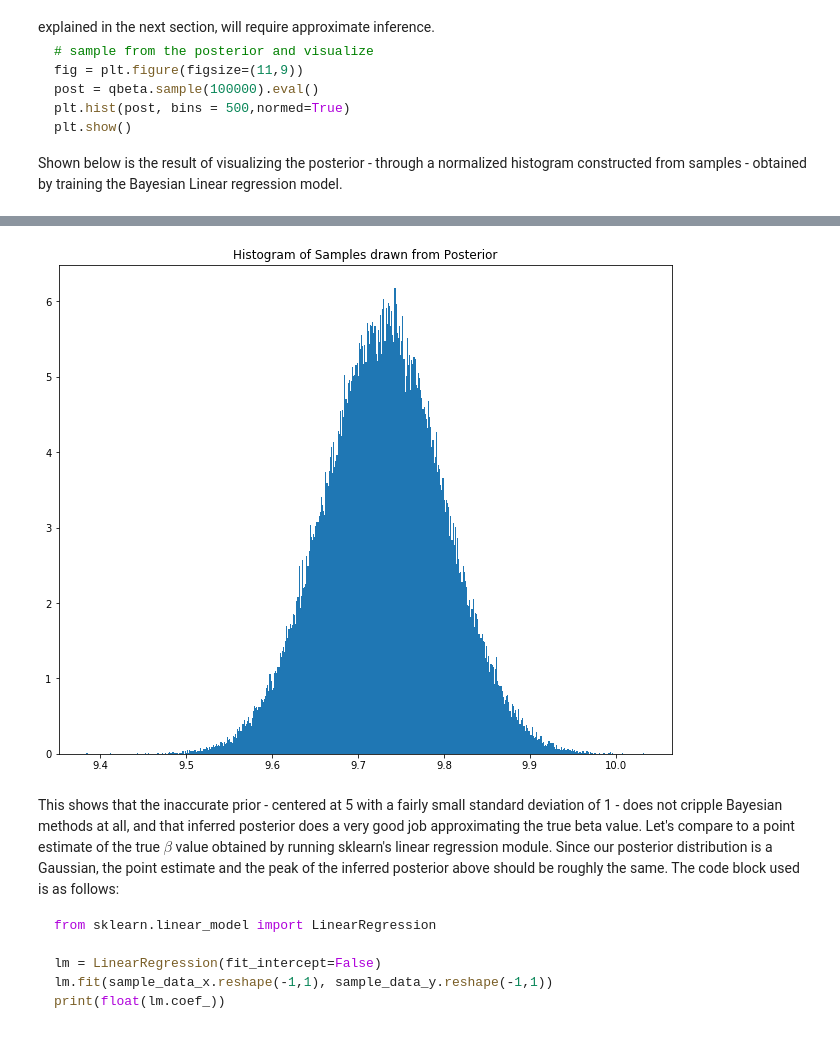
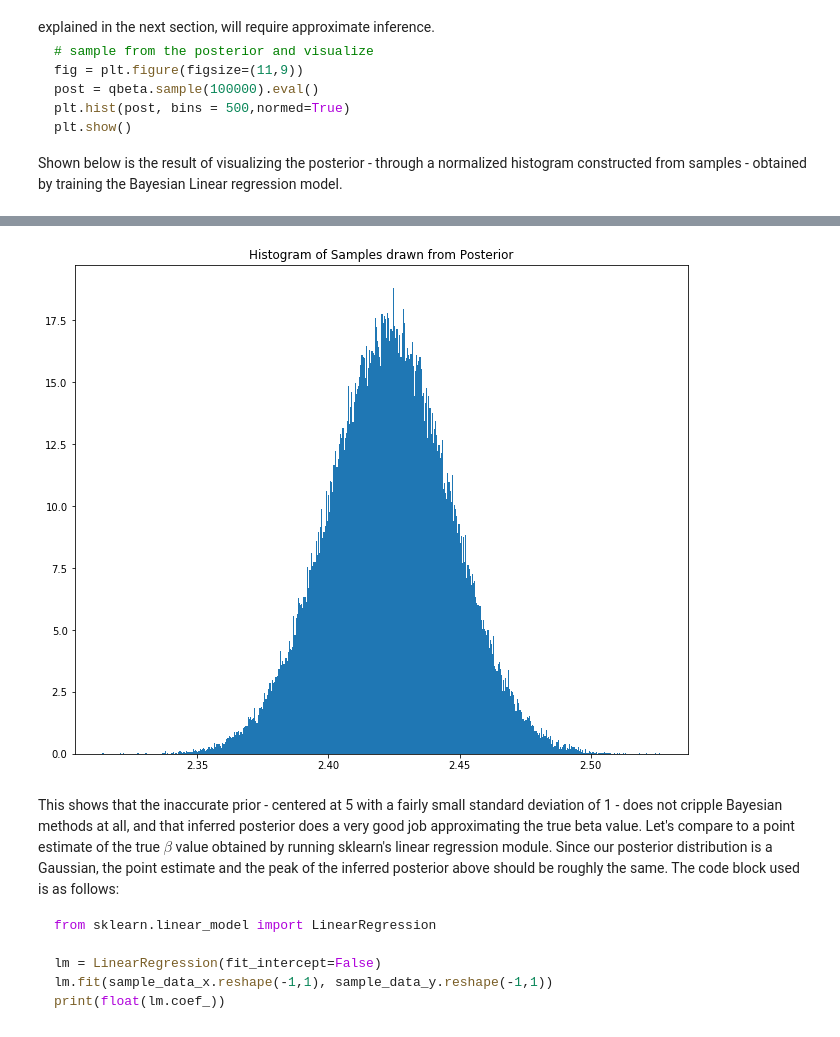
Before and after one commit to CornellDataScience/BayesianNeuralNets, a Jupyter notebook: ed_scripts/Bayesian Nets.ipynb, the cells around one changed output, grey strips where cells are left out. Saved outputs shown, nothing was run; the diff lists cells and outputs as text; code cells hidden in the pictures.

```diff
--- a/ed_scripts/Bayesian Nets.ipynb
+++ b/ed_scripts/Bayesian Nets.ipynb
@@ -175,6 +175,8 @@ train_x, test_x, train_y, test_y = train_test_split(sample_data_x, sample_data_y
 A plot of a sample dataset with 2000 data points - 1600 for train set and 400 for test -  made by this function is shown below:
 # %%
 %matplotlib inline
+import warnings
+warnings.filterwarnings("ignore")
 import numpy as np
 import matplotlib.pyplot as plt
 from scipy.stats import norm
@@ -191,7 +193,7 @@ def toy_dataset(dataset_size, true_beta, noise_stdev):
 
     return x,y,true_beta, dataset_size
 
-sample_data_x, sample_data_y, true_beta,dataset_size = toy_dataset(2000,10,100)
+sample_data_x, sample_data_y, true_beta,dataset_size = toy_dataset(20,10,1000)
 
 # split data into train and test set
 from sklearn.model_selection import train_test_split
@@ -279,7 +281,7 @@ import numpy as np
 train_features = tf.placeholder(tf.float32, shape=train_x.shape)
 
 # beta will have inaccurate prior initializations since prior is a relatively narrow Gaussian on the wrong integer
-beta = Normal(loc=tf.constant(true_beta-5.0,shape=[1]),scale=tf.constant(100.0, shape=[1]))
+beta = Normal(loc=tf.constant(true_beta-5.0,shape=[1]),scale=tf.constant(1000.0, shape=[1]))
 target = Normal(loc=train_features*beta, scale=tf.ones(train_y.shape))
 
 # define the posterior
@@ -287,8 +289,8 @@ qbeta = Normal(loc=tf.get_variable("qbeta/loc", 1),
             scale=tf.nn.softplus(tf.get_variable("qbeta/scale", 1)))
 
 # inference through minimizing the KL-divergence
-inference = ed.KLqp({beta:qbeta}, data ={train_features: train_x, target: train_y})
-inference.run(n_samples=5, n_iter=1000)
+inference = ed.KLqp({beta:qbeta}, data = {train_features: train_x, target: train_y})
+inference.run(n_samples=500, n_iter=1000)
 inference.finalize()
 
 
@@ -303,4 +305,4 @@ plt.show()
-[figure, old version]
+[figure, new version]
 # %% [markdown]
 This shows that the inaccurate prior - centered at 5 with a fairly small standard deviation of 1 - does not cripple Bayesian methods at all, and that inferred posterior does a very good job approximating the true beta value. Let's compare to a point estimate of the true $\beta$ value obtained by running sklearn's linear regression module. Since our posterior distribution is a Gaussian, the point estimate and the peak of the inferred posterior above should be roughly the same. The code block used is as follows:
 
```
Also changed, not shown: parts of 8 cells of this notebook.
